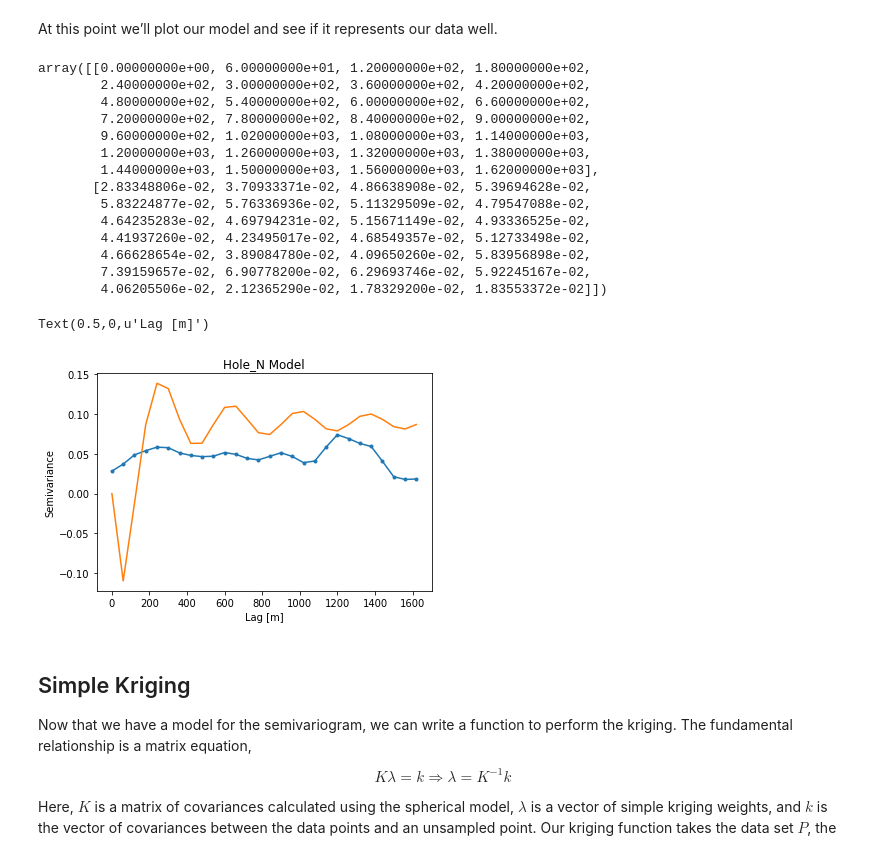
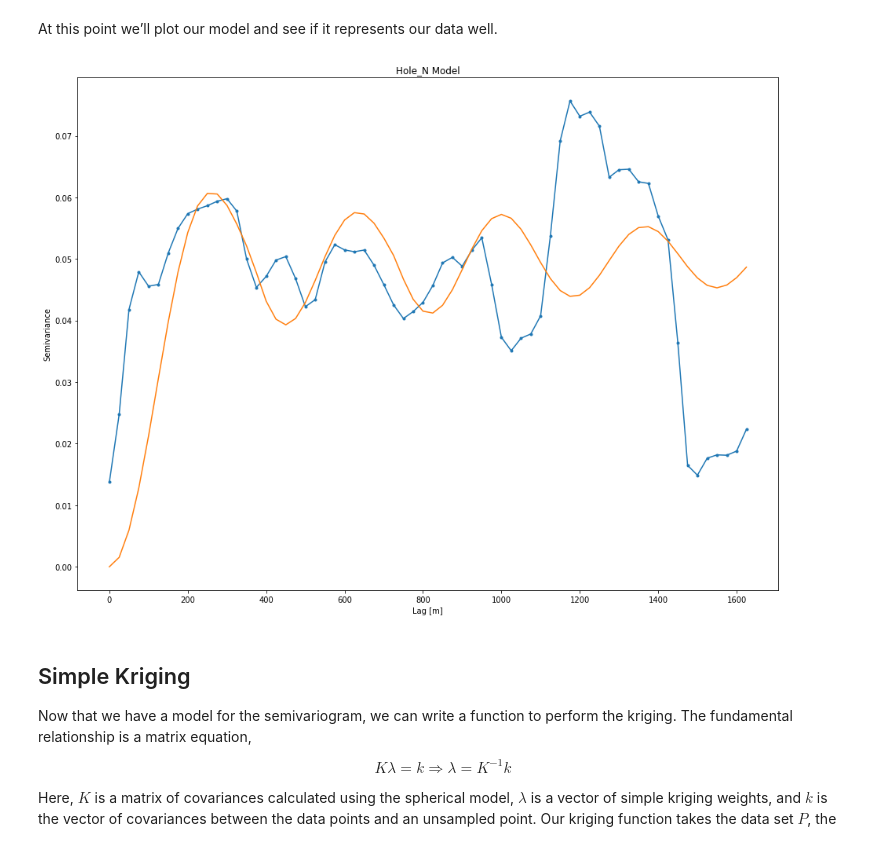
Before and after one commit to red5alex/kriglab, a Jupyter notebook: Simple_Kriging-1D-Temporal.ipynb, the cells around one changed output. Cells and saved outputs as stored; diff of their text form; code cells hidden in the pictures.

Commit message:
changed Hole_N model to model with higher amplitude

```diff
--- a/Simple_Kriging-1D-Temporal.ipynb
+++ b/Simple_Kriging-1D-Temporal.ipynb
@@ -107,8 +107,8 @@ The C() function is the covariance function, and will be used later. Let us now
 # %%
 
 # bandwidth, plus or minus bw meters
-bw = 60
-# lags in 500 meter increments from zero to 10,000
+bw = 25
+# lags in 25 days increments from zero to 2000
 hs = np.arange(0, 2000, bw)
 sv = SV( P, hs, bw )
 plot( sv[0], sv[1], '.-' )
@@ -211,8 +211,12 @@ def hole_N (h, C0, a, Cn=0):
         # calculate the hole function
         if h == 0:
             return Cn
-        else:
-            return (Cn+(C0-Cn)*(1.5-(sin(h/a ))/(0.25*h/a) ))
+        if h <= pi*2*a:
+            return (Cn+(C0-Cn)*(1-(sin(h/a ))/(h/a) ))
+        if pi*2*a < h <= pi*4*a:
+            return (Cn+(C0-Cn)*(1-(sin(h/a ))/(0.6*h/a) ))
+        if h > pi*4*a:
+            return (Cn+(C0-Cn)*(1-(sin(h/a ))/(0.4*h/a) ))
     # if h is an iterable
     else:
         # calcualte the hole function for all elements
@@ -253,38 +257,20 @@ def cvmodel( P, model, hs, bw, Cn = None, svrange=None, C0=None):
     return covfct
 # %% [markdown]
 At this point we’ll plot our model and see if it represents our data well.
-# %%
-sv
-# %% [output]
-array([[0.00000000e+00, 6.00000000e+01, 1.20000000e+02, 1.80000000e+02,
-        2.40000000e+02, 3.00000000e+02, 3.60000000e+02, 4.20000000e+02,
-        4.80000000e+02, 5.40000000e+02, 6.00000000e+02, 6.60000000e+02,
-        7.20000000e+02, 7.80000000e+02, 8.40000000e+02, 9.00000000e+02,
-        9.60000000e+02, 1.02000000e+03, 1.08000000e+03, 1.14000000e+03,
-        1.20000000e+03, 1.26000000e+03, 1.32000000e+03, 1.38000000e+03,
-        1.44000000e+03, 1.50000000e+03, 1.56000000e+03, 1.62000000e+03],
-       [2.83348806e-02, 3.70933371e-02, 4.86638908e-02, 5.39694628e-02,
-        5.83224877e-02, 5.76336936e-02, 5.11329509e-02, 4.79547088e-02,
-        4.64235283e-02, 4.69794231e-02, 5.15671149e-02, 4.93336525e-02,
-        4.41937260e-02, 4.23495017e-02, 4.68549357e-02, 5.12733498e-02,
-        4.66628654e-02, 3.89084780e-02, 4.09650260e-02, 5.83956898e-02,
-        7.39159657e-02, 6.90778200e-02, 6.29693746e-02, 5.92245167e-02,
-        4.06205506e-02, 2.12365290e-02, 1.78329200e-02, 1.83553372e-02]])
 # %%
 varmodel = hole_N
-C0=0.06
-sp = cvmodel( P, model=varmodel, hs=np.arange(0,2000,100), bw=bw, Cn=0.0, svrange=365/(2*pi), C0=C0)
+C0=0.05
+sp = cvmodel( P, model=varmodel, hs=np.arange(0,2000,25), bw=bw, Cn=0.0, svrange=365/(2*pi), C0=C0)
 #C0 = C( P, hs[0], bw )
 
 plot( sv[0], sv[1], '.-' )
 plot( sv[0], C0 - sp( sv[0] ) ) ;
 title('Hole_N Model')
 ylabel('Semivariance')
 xlabel('Lag [m]')
-#savefig('semivariogram_model_gaussian.png',fmt='png',dpi=200)
+savefig('semivariogram_model_hole_N_highamplitude2.png',fmt='png',dpi=300)
 # %% [output]
-Text(0.5,0,u'Lag [m]')
-[figure, old version]
+[figure, new version]
 # %% [markdown]
 ## Simple Kriging
 
```
Also changed, not shown: parts of 9 cells of this notebook.
